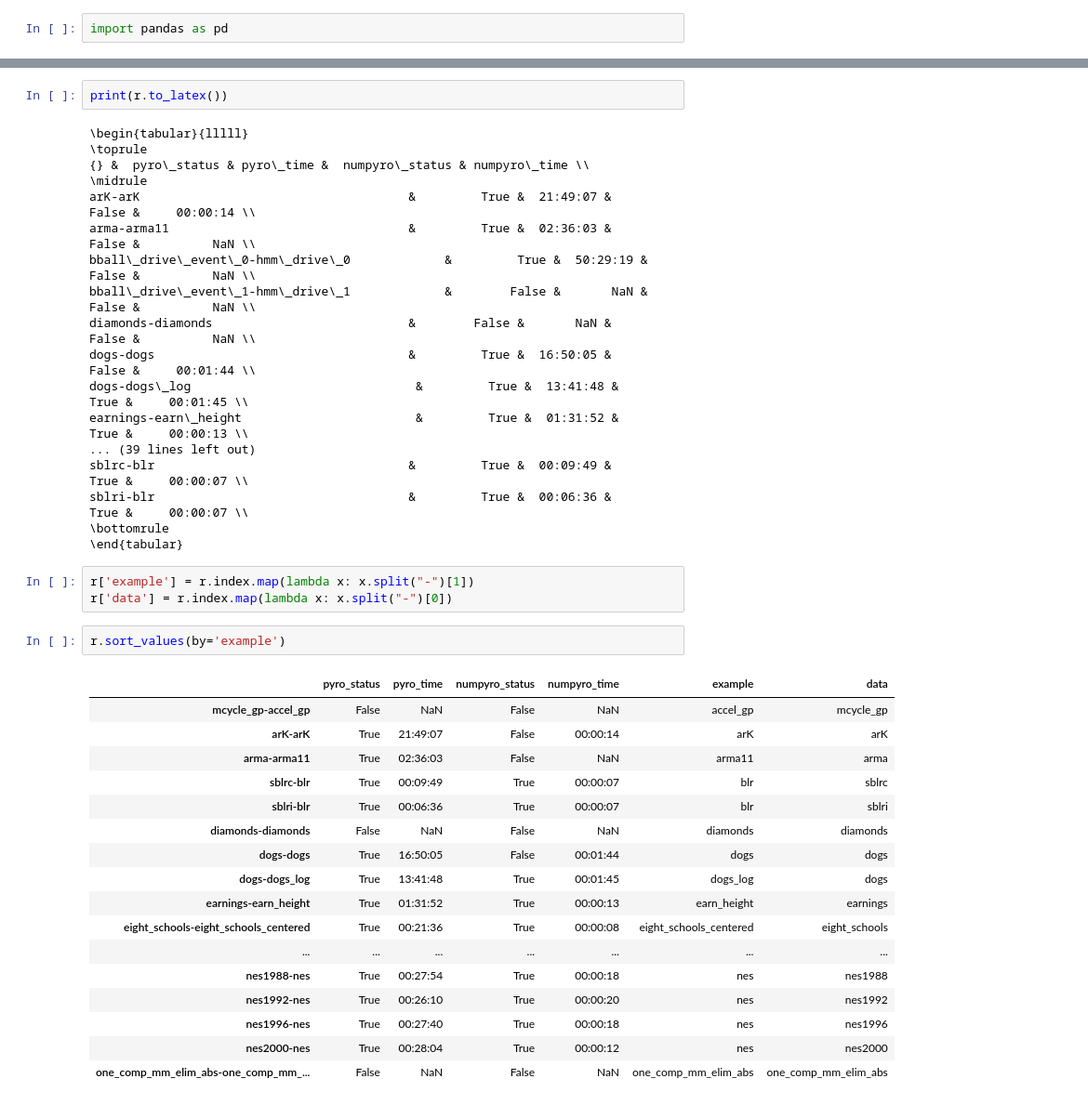
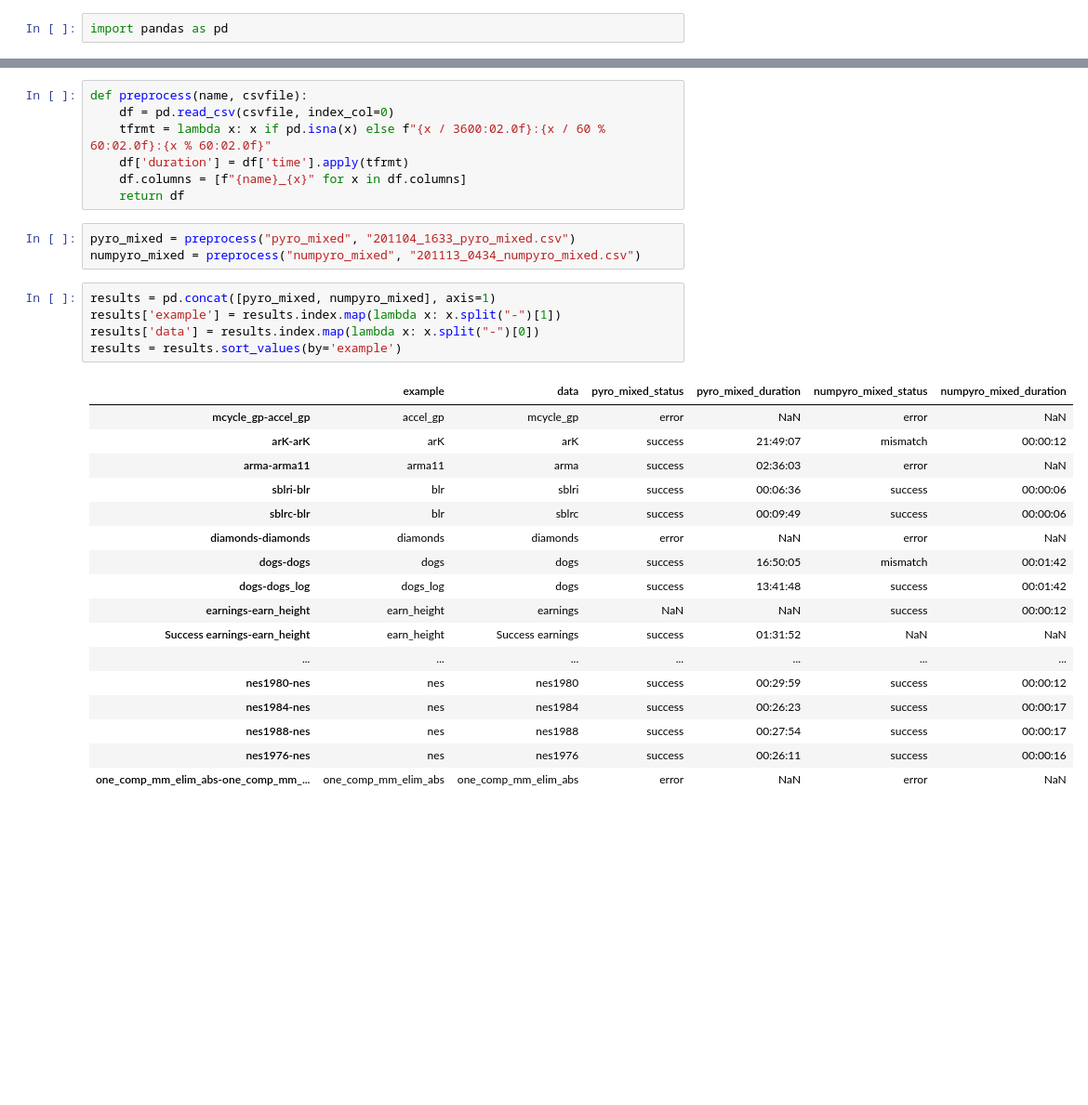
Before and after one commit to deepppl/stanc3, a Jupyter notebook: experiments/experiment_analysis.ipynb, the cells around one changed output, grey strips where cells are left out. Shown: that part at 93% size. Drawn from its saved outputs; the diff is of its cells as text; blank space fills up the shorter version.

```diff
--- a/experiments/experiment_analysis.ipynb
+++ b/experiments/experiment_analysis.ipynb
@@ -261,43 +3,33 @@ print(r.to_markdown())
-# %%
-print(r.to_latex())
-# %% [output]
-\begin{tabular}{lllll}
-\toprule
-{} &  pyro\_status & pyro\_time &  numpyro\_status & numpyro\_time \\
-\midrule
-arK-arK                                     &         True &  21:49:07 &           False &     00:00:14 \\
-arma-arma11                                 &         True &  02:36:03 &           False &          NaN \\
-bball\_drive\_event\_0-hmm\_drive\_0             &         True &  50:29:19 &           False &          NaN \\
-bball\_drive\_event\_1-hmm\_drive\_1             &        False &       NaN &           False &          NaN \\
-diamonds-diamonds                           &        False &       NaN &           False &          NaN \\
-dogs-dogs                                   &         True &  16:50:05 &           False &     00:01:44 \\
-dogs-dogs\_log                               &         True &  13:41:48 &            True &     00:01:45 \\
-earnings-earn\_height                        &         True &  01:31:52 &            True &     00:00:13 \\
-... (39 lines left out)
-sblrc-blr                                   &         True &  00:09:49 &            True &     00:00:07 \\
-sblri-blr                                   &         True &  00:06:36 &            True &     00:00:07 \\
-\bottomrule
-\end{tabular}
+# %%
+def preprocess(name, csvfile):
+    df = pd.read_csv(csvfile, index_col=0)
+    tfrmt = lambda x: x if pd.isna(x) else f"{x / 3600:02.0f}:{x / 60 % 60:02.0f}:{x % 60:02.0f}"
+    df['duration'] = df['time'].apply(tfrmt)
+    df.columns = [f"{name}_{x}" for x in df.columns]
+    return df
+# %%
+pyro_mixed = preprocess("pyro_mixed", "201104_1633_pyro_mixed.csv")
+numpyro_mixed = preprocess("numpyro_mixed", "201113_0434_numpyro_mixed.csv")
 # %%
-r['example'] = r.index.map(lambda x: x.split("-")[1])
-r['data'] = r.index.map(lambda x: x.split("-")[0])
+results = pd.concat([pyro_mixed, numpyro_mixed], axis=1)
+results['example'] = results.index.map(lambda x: x.split("-")[1])
+results['data'] = results.index.map(lambda x: x.split("-")[0])
+results = results.sort_values(by='example')
+# %% [output]
+|  | example | data | pyro_mixed_status | pyro_mixed_duration | numpyro_mixed_status | numpyro_mixed_duration |
+| mcycle_gp-accel_gp | accel_gp | mcycle_gp | error | NaN | error | NaN |
+| arK-arK | arK | arK | success | 21:49:07 | mismatch | 00:00:12 |
+| arma-arma11 | arma11 | arma | success | 02:36:03 | error | NaN |
+| sblri-blr | blr | sblri | success | 00:06:36 | success | 00:00:06 |
+| sblrc-blr | blr | sblrc | success | 00:09:49 | success | 00:00:06 |
+| diamonds-diamonds | diamonds | diamonds | error | NaN | error | NaN |
+| dogs-dogs | dogs | dogs | success | 16:50:05 | mismatch | 00:01:42 |
+| dogs-dogs_log | dogs_log | dogs | success | 13:41:48 | success | 00:01:42 |
+| earnings-earn_height | earn_height | earnings | NaN | NaN | success | 00:00:12 |
+| Success earnings-earn_height | earn_height | Success earnings | success | 01:31:52 | NaN | NaN |
+| ... | ... | ... | ... | ... | ... | ... |
+| nes1980-nes | nes | nes1980 | success | 00:29:59 | success | 00:00:12 |
+| nes1984-nes | nes | nes1984 | success | 00:26:23 | success | 00:00:17 |
+| nes1988-nes | nes | nes1988 | success | 00:27:54 | success | 00:00:17 |
+| nes1976-nes | nes | nes1976 | success | 00:26:11 | success | 00:00:16 |
+| one_comp_mm_elim_abs-one_comp_mm_... | one_comp_mm_elim_abs | one_comp_mm_elim_abs | error | NaN | error | NaN |
-# %%
-r.sort_values(by='example')
-# %% [output]
-|  | pyro_status | pyro_time | numpyro_status | numpyro_time | example | data |
-| mcycle_gp-accel_gp | False | NaN | False | NaN | accel_gp | mcycle_gp |
-| arK-arK | True | 21:49:07 | False | 00:00:14 | arK | arK |
-| arma-arma11 | True | 02:36:03 | False | NaN | arma11 | arma |
-| sblrc-blr | True | 00:09:49 | True | 00:00:07 | blr | sblrc |
-| sblri-blr | True | 00:06:36 | True | 00:00:07 | blr | sblri |
-| diamonds-diamonds | False | NaN | False | NaN | diamonds | diamonds |
-| dogs-dogs | True | 16:50:05 | False | 00:01:44 | dogs | dogs |
-| dogs-dogs_log | True | 13:41:48 | True | 00:01:45 | dogs_log | dogs |
-| earnings-earn_height | True | 01:31:52 | True | 00:00:13 | earn_height | earnings |
-| eight_schools-eight_schools_centered | True | 00:21:36 | True | 00:00:08 | eight_schools_centered | eight_schools |
-| ... | ... | ... | ... | ... | ... | ... |
-| nes1988-nes | True | 00:27:54 | True | 00:00:18 | nes | nes1988 |
-| nes1992-nes | True | 00:26:10 | True | 00:00:20 | nes | nes1992 |
-| nes1996-nes | True | 00:27:40 | True | 00:00:18 | nes | nes1996 |
-| nes2000-nes | True | 00:28:04 | True | 00:00:12 | nes | nes2000 |
-| one_comp_mm_elim_abs-one_comp_mm_... | False | NaN | False | NaN | one_comp_mm_elim_abs | one_comp_mm_elim_abs |
```
Also changed, not shown: parts of 11 cells of this notebook.
